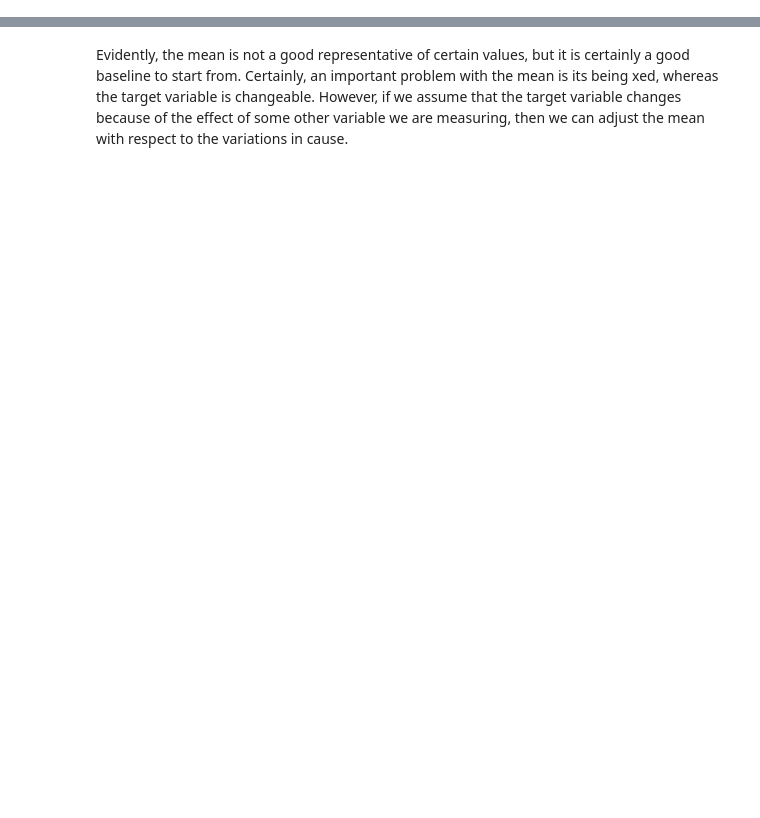
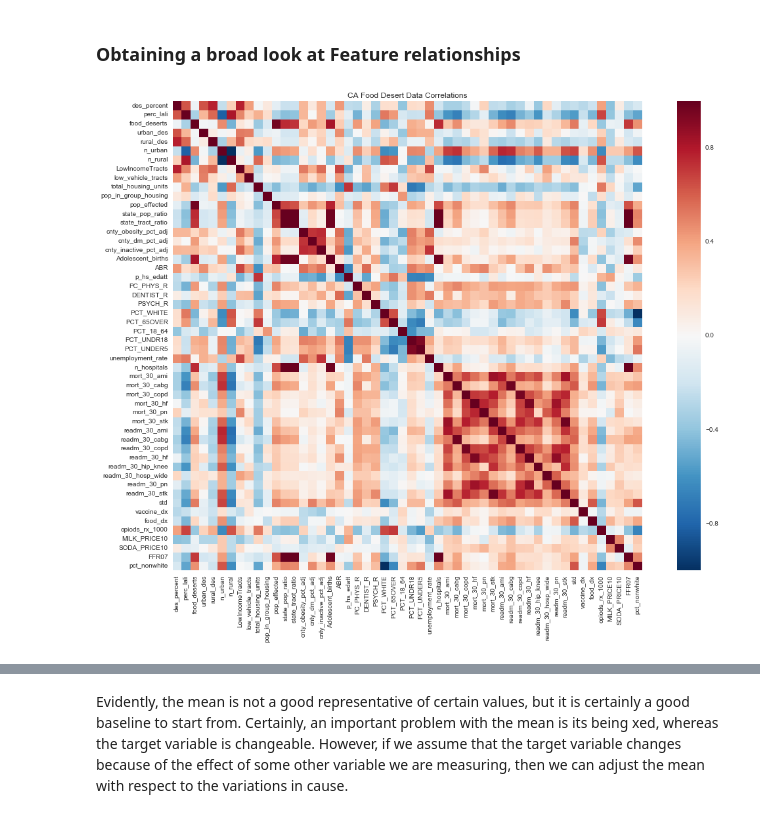
Before and after one commit to JamesSkane/desert_workspace, a Jupyter notebook: Single_predictor_lin_reg.ipynb, the cells around one changed output, grey strips where cells are left out. Cells and saved outputs as stored; diff of their text form; code cells hidden in the pictures; blank space fills up the shorter version.

```diff
--- a/Single_predictor_lin_reg.ipynb
+++ b/Single_predictor_lin_reg.ipynb
@@ -123,0 +141,21 @@ The plot shows how frequent certain errors are in respect of their values. There
+# %% [markdown]
+### Obtaining a broad look at Feature relationships
+# %%
+def standardize(variable):
+    return (variable - np.mean(variable)) / np.std(variable)
+
+
+data = standardize(df)
+
+# generates a correllation matrix using pandas
+corrmat = data.corr()
+
+# Sets up the matplotlib figure
+f, ax = plt.subplots(figsize=(16, 12))
+
+# Drawa the heatmap using seaborn
+sns.heatmap(corrmat, vmax=.8, square=True)
+ax.set_title('CA Food Desert Data Correlations')
+f.tight_layout()
+# %% [output]
+[figure, added]
```
Also changed, not shown: parts of 108 cells of this notebook.
